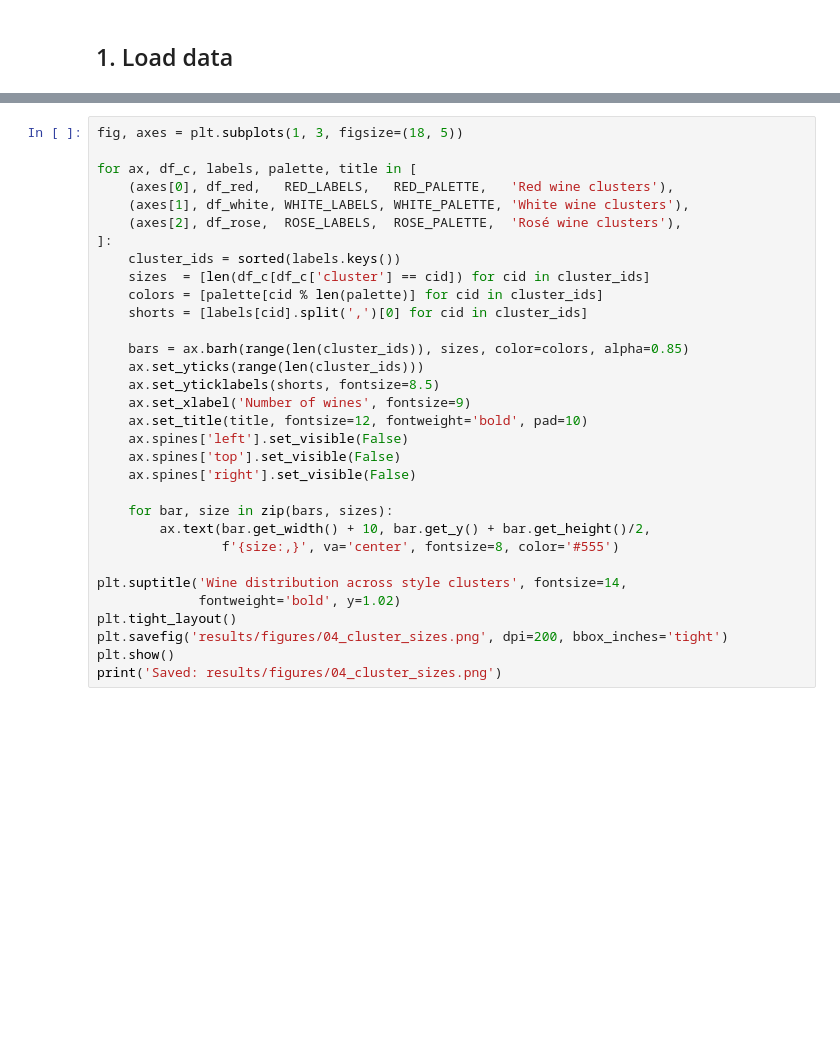
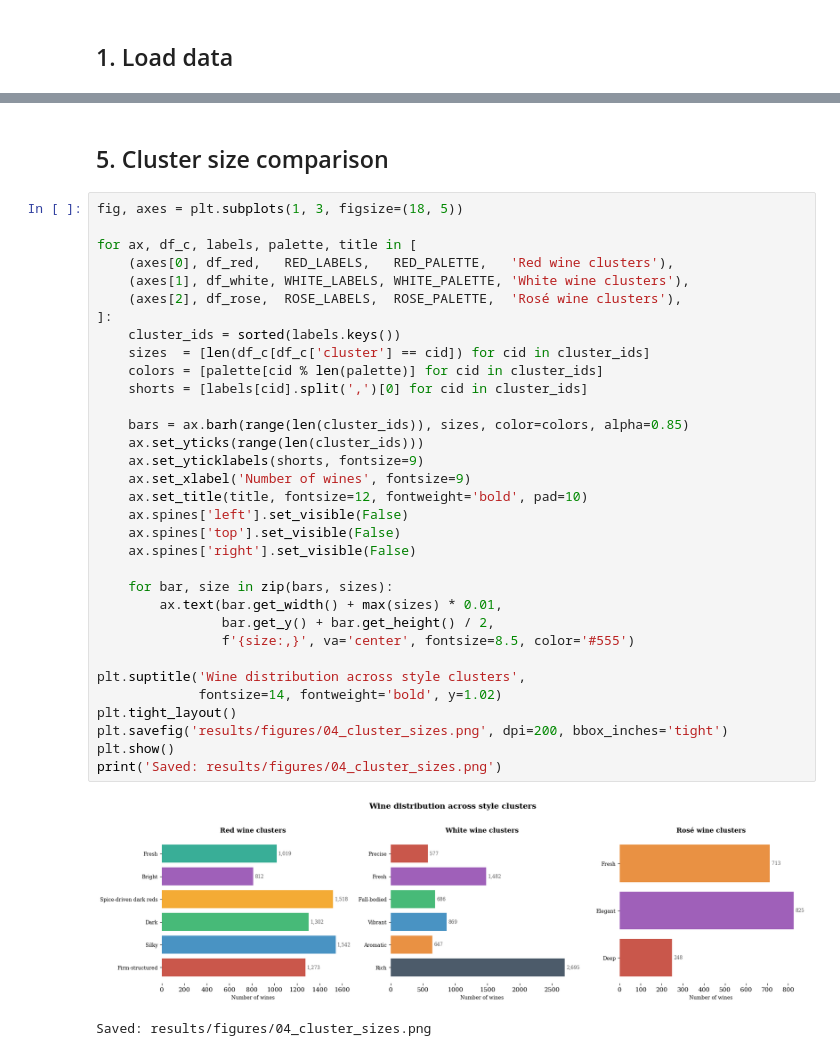
Before and after one commit to sbv239/wine-style-clustering, a Jupyter notebook: notebooks/04_visualisation.ipynb, the cells around one changed output, grey strips where cells are left out. Cells and saved outputs as stored; diff of their text form; blank space fills up the shorter version.

```diff
--- a/notebooks/04_visualisation.ipynb
+++ b/notebooks/04_visualisation.ipynb
@@ -288,35 +311,41 @@ Bar chart showing how wines distribute across clusters per colour.
+# %% [markdown]
+## 5. Cluster size comparison
 # %%
 fig, axes = plt.subplots(1, 3, figsize=(18, 5))
 
 for ax, df_c, labels, palette, title in [
     (axes[0], df_red,   RED_LABELS,   RED_PALETTE,   'Red wine clusters'),
     (axes[1], df_white, WHITE_LABELS, WHITE_PALETTE, 'White wine clusters'),
     (axes[2], df_rose,  ROSE_LABELS,  ROSE_PALETTE,  'Rosé wine clusters'),
 ]:
     cluster_ids = sorted(labels.keys())
     sizes  = [len(df_c[df_c['cluster'] == cid]) for cid in cluster_ids]
     colors = [palette[cid % len(palette)] for cid in cluster_ids]
     shorts = [labels[cid].split(',')[0] for cid in cluster_ids]
 
     bars = ax.barh(range(len(cluster_ids)), sizes, color=colors, alpha=0.85)
     ax.set_yticks(range(len(cluster_ids)))
-    ax.set_yticklabels(shorts, fontsize=8.5)
+    ax.set_yticklabels(shorts, fontsize=9)
     ax.set_xlabel('Number of wines', fontsize=9)
     ax.set_title(title, fontsize=12, fontweight='bold', pad=10)
     ax.spines['left'].set_visible(False)
     ax.spines['top'].set_visible(False)
     ax.spines['right'].set_visible(False)
 
     for bar, size in zip(bars, sizes):
-        ax.text(bar.get_width() + 10, bar.get_y() + bar.get_height()/2,
-                f'{size:,}', va='center', fontsize=8, color='#555')
+        ax.text(bar.get_width() + max(sizes) * 0.01,
+                bar.get_y() + bar.get_height() / 2,
+                f'{size:,}', va='center', fontsize=8.5, color='#555')
 
-plt.suptitle('Wine distribution across style clusters', fontsize=14,
-             fontweight='bold', y=1.02)
+plt.suptitle('Wine distribution across style clusters',
+             fontsize=14, fontweight='bold', y=1.02)
 plt.tight_layout()
 plt.savefig('results/figures/04_cluster_sizes.png', dpi=200, bbox_inches='tight')
 plt.show()
 print('Saved: results/figures/04_cluster_sizes.png')
+# %% [output]
+[figure, added]
+Saved: results/figures/04_cluster_sizes.png
 # %% [markdown]
 ---
 
```
Also changed, not shown: parts of 15 cells of this notebook, 6 other files.
